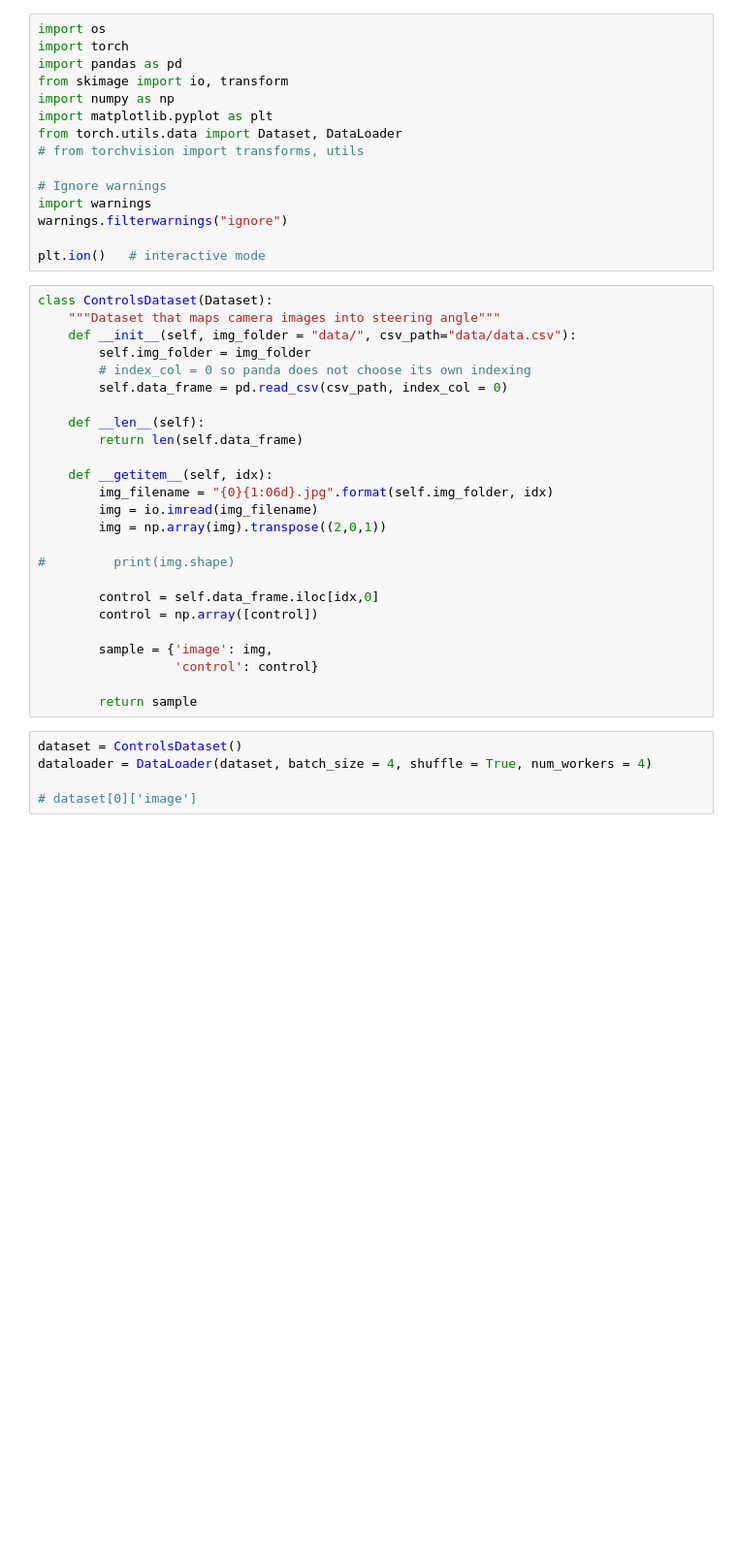
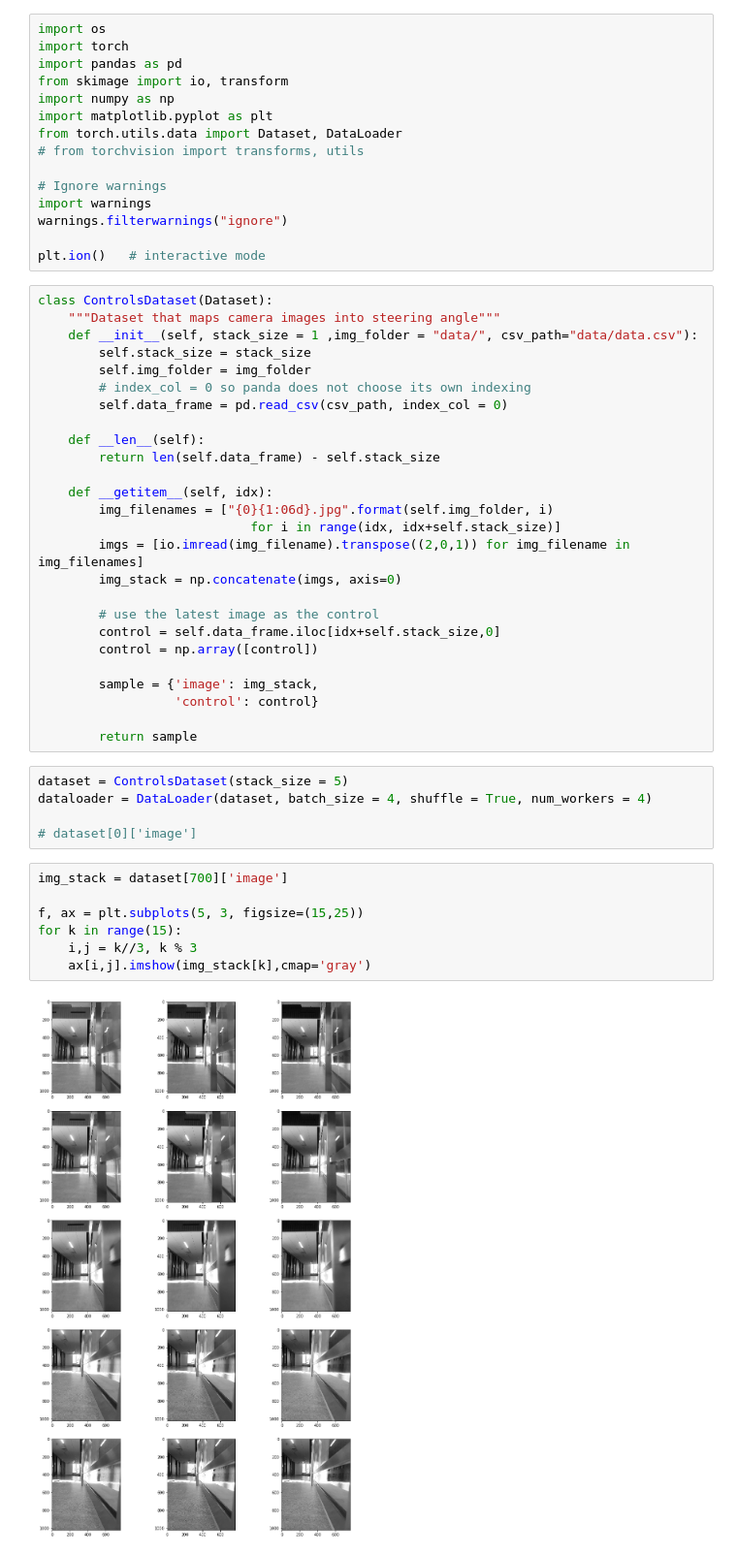
Before and after one commit to Autonomous-Robotics-UTM/Imitation-Learning-Net, a Jupyter notebook: net/CustomDataset.ipynb, the cells around one changed output. Shown at 97% size. Cells and saved outputs as stored; diff of their text form; blank space fills up the shorter version.

Commit message:
added support for using stacks of the past few frames as the state in CustomDataset

```diff
--- a/net/CustomDataset.ipynb
+++ b/net/CustomDataset.ipynb
@@ -16,30 +16,40 @@ plt.ion()   # interactive mode
 # %%
 class ControlsDataset(Dataset):
     """Dataset that maps camera images into steering angle"""
-    def __init__(self, img_folder = "data/", csv_path="data/data.csv"):
+    def __init__(self, stack_size = 1 ,img_folder = "data/", csv_path="data/data.csv"):
+        self.stack_size = stack_size
         self.img_folder = img_folder
         # index_col = 0 so panda does not choose its own indexing
         self.data_frame = pd.read_csv(csv_path, index_col = 0)
 
     def __len__(self):
-        return len(self.data_frame)
+        return len(self.data_frame) - self.stack_size
 
     def __getitem__(self, idx):
-        img_filename = "{0}{1:06d}.jpg".format(self.img_folder, idx)
-        img = io.imread(img_filename)
-        img = np.array(img).transpose((2,0,1))
+        img_filenames = ["{0}{1:06d}.jpg".format(self.img_folder, i)
+                            for i in range(idx, idx+self.stack_size)]
+        imgs = [io.imread(img_filename).transpose((2,0,1)) for img_filename in img_filenames]
+        img_stack = np.concatenate(imgs, axis=0)
 
-#         print(img.shape)
-
-        control = self.data_frame.iloc[idx,0]
+        # use the latest image as the control
+        control = self.data_frame.iloc[idx+self.stack_size,0]
         control = np.array([control])
 
-        sample = {'image': img,
+        sample = {'image': img_stack,
                   'control': control}
 
         return sample
 # %%
-dataset = ControlsDataset()
+dataset = ControlsDataset(stack_size = 5)
 dataloader = DataLoader(dataset, batch_size = 4, shuffle = True, num_workers = 4)
 
 # dataset[0]['image']
+# %%
+img_stack = dataset[700]['image']
+
+f, ax = plt.subplots(5, 3, figsize=(15,25))
+for k in range(15):
+    i,j = k//3, k % 3
+    ax[i,j].imshow(img_stack[k],cmap='gray')
+# %% [output]
+[figure, added]
```
Also changed, not shown: 2 other files.
